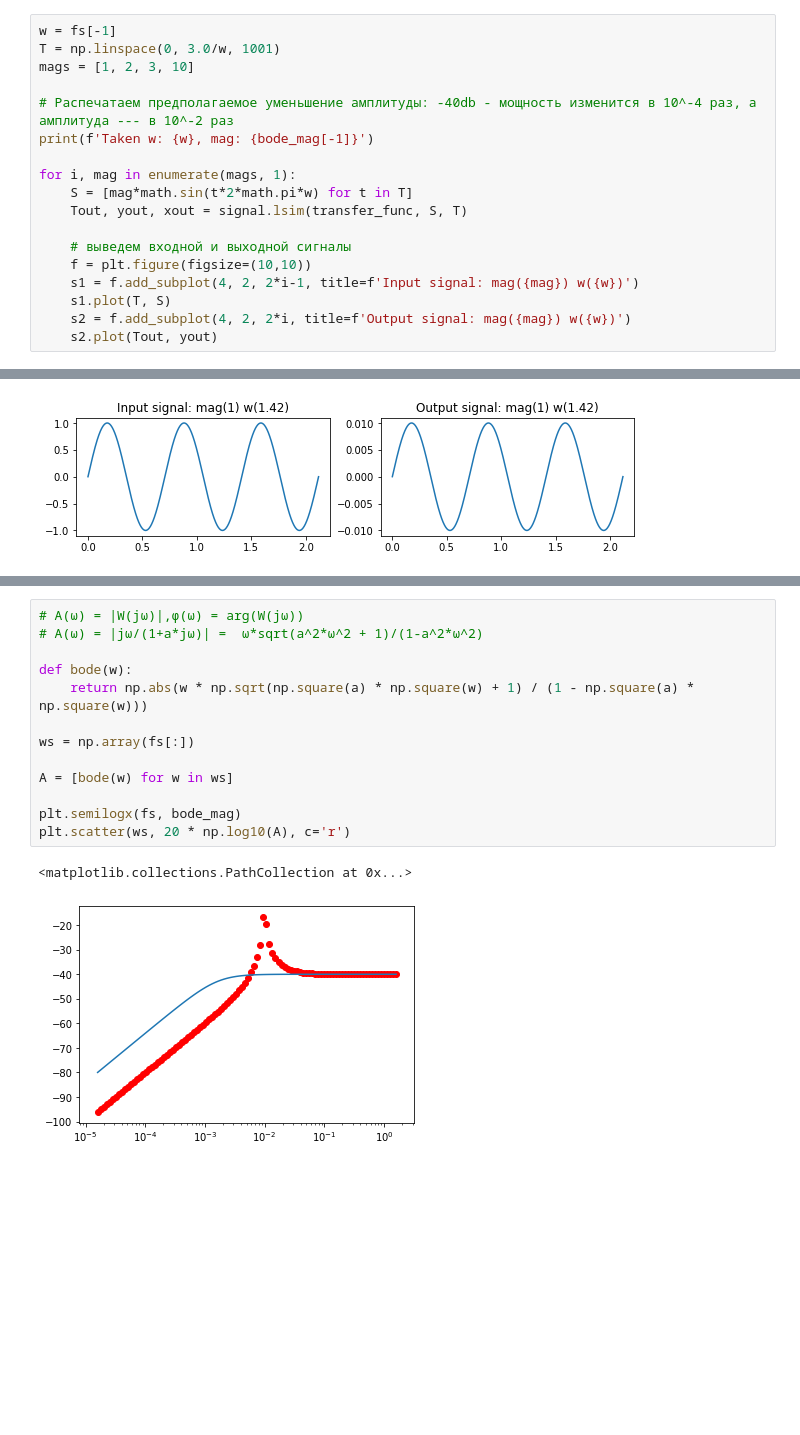
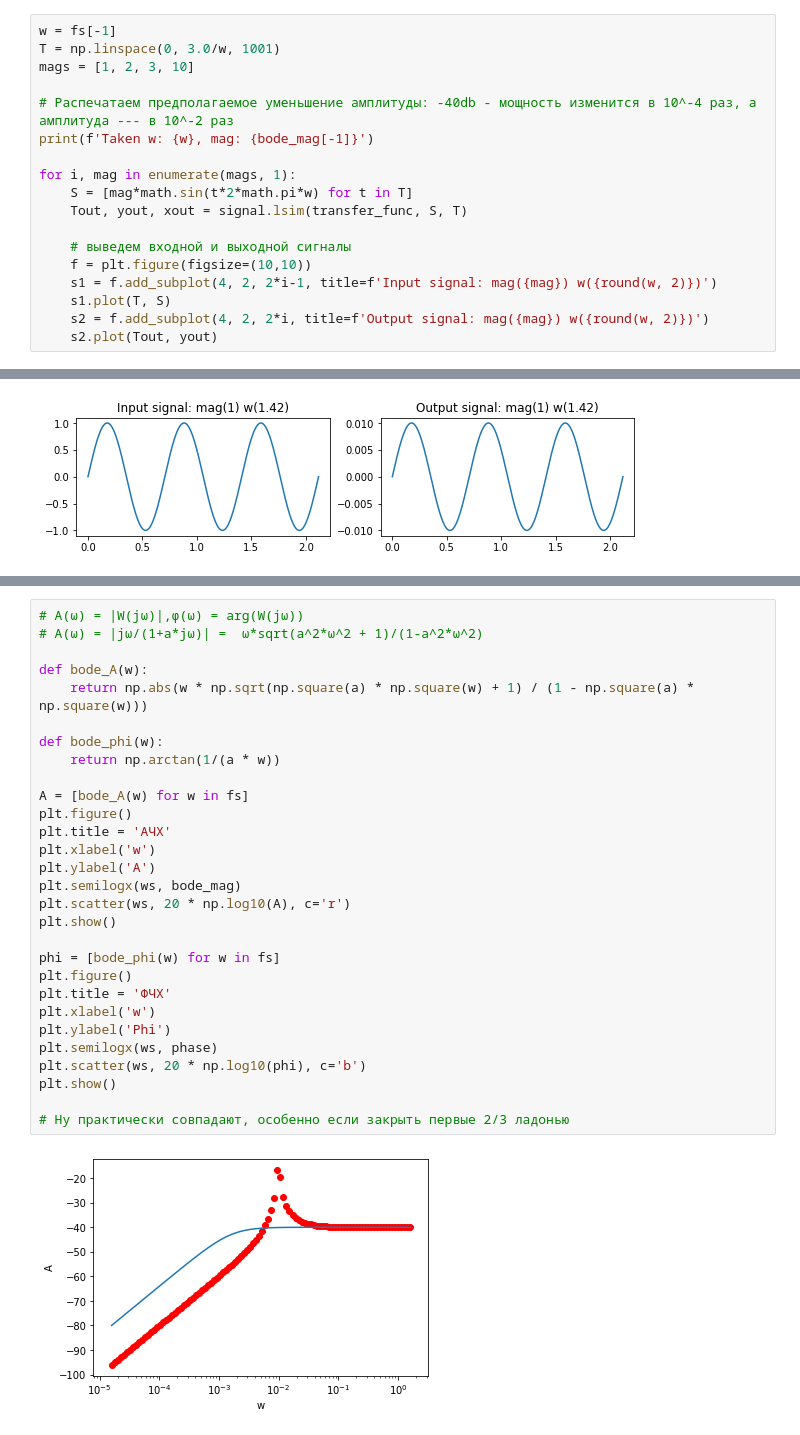
Before and after one commit to theleokul/compilators_theory, a Jupyter notebook: lab1/l1.ipynb, the cells around one changed output, grey strips where cells are left out. Cells and saved outputs as stored; diff of their text form; blank space fills up the shorter version.

```diff
--- a/lab1/l1.ipynb
+++ b/lab1/l1.ipynb
@@ -50,9 +50,9 @@ for i, mag in enumerate(mags, 1):
 
     # выведем входной и выходной сигналы
     f = plt.figure(figsize=(10,10))
-    s1 = f.add_subplot(4, 2, 2*i-1, title=f'Input signal: mag({mag}) w({w})')
+    s1 = f.add_subplot(4, 2, 2*i-1, title=f'Input signal: mag({mag}) w({round(w, 2)})')
     s1.plot(T, S)
-    s2 = f.add_subplot(4, 2, 2*i, title=f'Output signal: mag({mag}) w({w})')
+    s2 = f.add_subplot(4, 2, 2*i, title=f'Output signal: mag({mag}) w({round(w, 2)})')
     s2.plot(Tout, yout)
 # %% [output]
 Taken w: 1.5915494309189535, mag: -40.000004342942646
@@ -87,16 +88,31 @@ for i, w in enumerate(ws, 1):
 # %%
 # A(ω) = |W(jω)|,φ(ω) = arg(W(jω))
 # A(ω) = |jω/(1+a*jω)| =  ω*sqrt(a^2*ω^2 + 1)/(1-a^2*ω^2)
 
-def bode(w):
+def bode_A(w):
     return np.abs(w * np.sqrt(np.square(a) * np.square(w) + 1) / (1 - np.square(a) * np.square(w)))
 
-ws = np.array(fs[:])
+def bode_phi(w):
+    return np.arctan(1/(a * w))
 
-A = [bode(w) for w in ws]
+A = [bode_A(w) for w in fs]
+plt.figure()
+plt.title = 'АЧХ'
+plt.xlabel('w')
+plt.ylabel('A')
+plt.semilogx(ws, bode_mag)
+plt.scatter(ws, 20 * np.log10(A), c='r')
+plt.show()
 
-plt.semilogx(fs, bode_mag)
-plt.scatter(ws, 20 * np.log10(A), c='r')
+phi = [bode_phi(w) for w in fs]
+plt.figure()
+plt.title = 'ФЧХ'
+plt.xlabel('w')
+plt.ylabel('Phi')
+plt.semilogx(ws, phase)
+plt.scatter(ws, 20 * np.log10(phi), c='b')
+plt.show()
+
+# Ну практически совпадают, особенно если закрыть первые 2/3 ладонью
 # %% [output]
-<matplotlib.collections.PathCollection at 0x...>
-[figure, old version]
+[figure, new version]
```
Also changed, not shown: parts of 8 cells of this notebook, 1 other file.
